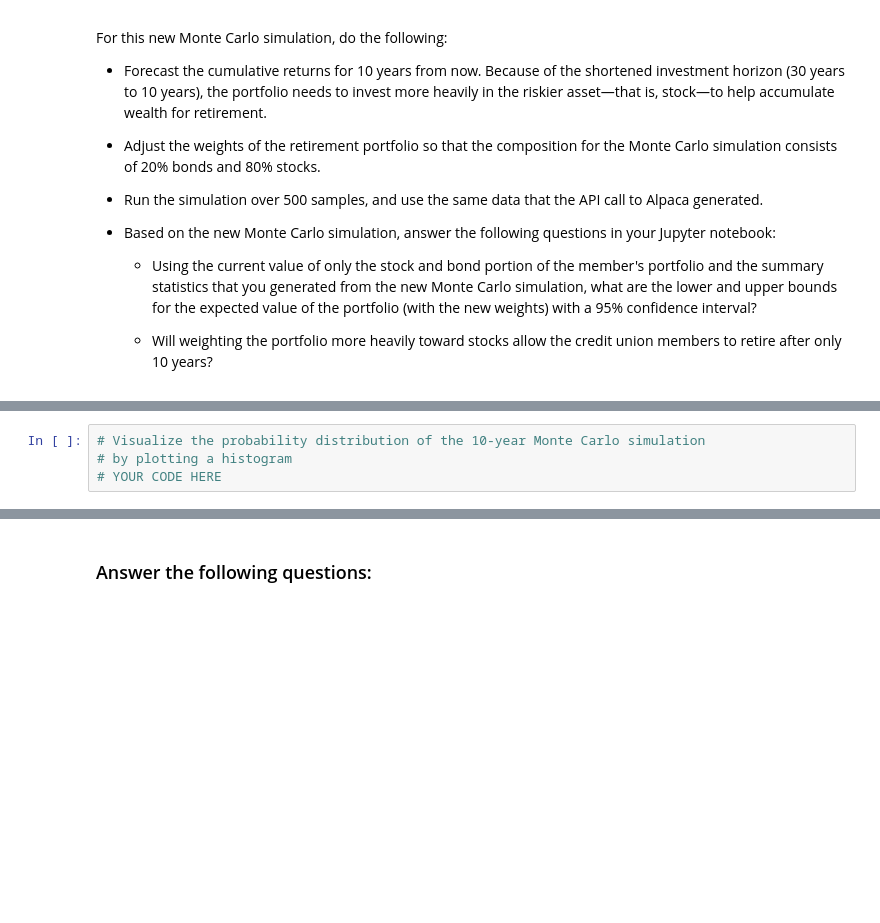
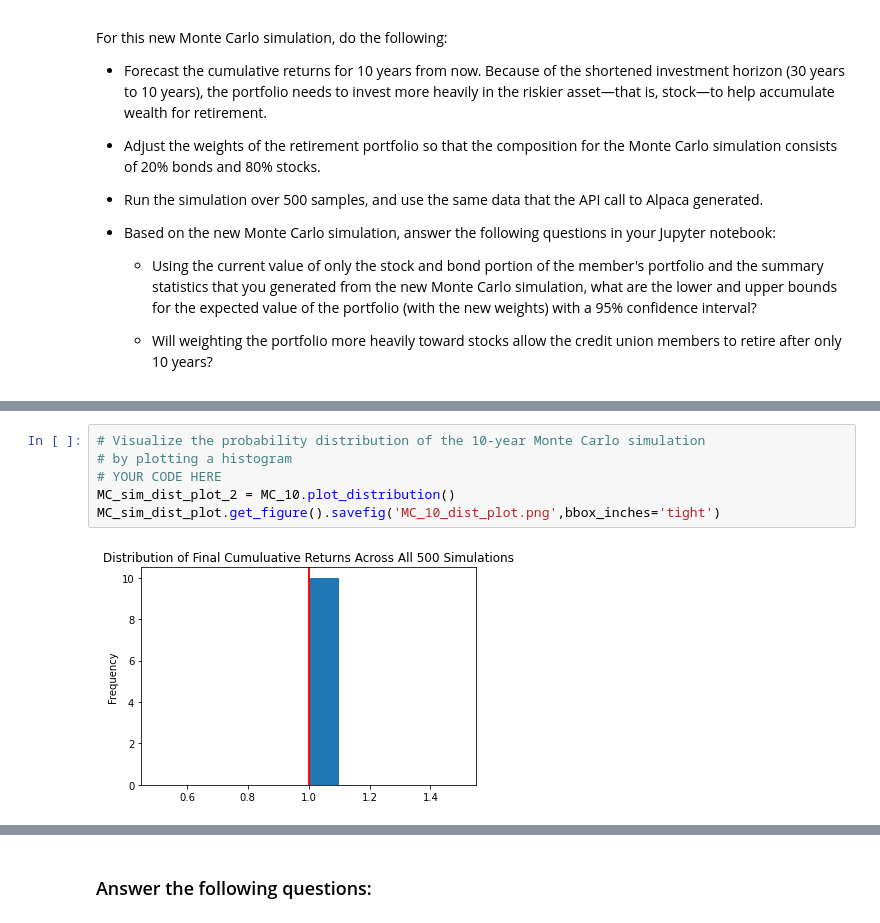
Before and after one commit to DLThrasher/Challenge_5, a Jupyter notebook: financial_planning_tools.ipynb, the cells around one changed output, grey strips where cells are left out. Saved outputs shown, nothing was run; the diff lists cells and outputs as text; blank space fills up the shorter version.

```diff
--- a/financial_planning_tools.ipynb
+++ b/financial_planning_tools.ipynb
@@ -681,7 +747,11 @@ For this new Monte Carlo simulation, do the following:
 # %%
 # Visualize the probability distribution of the 10-year Monte Carlo simulation
 # by plotting a histogram
 # YOUR CODE HERE
+MC_sim_dist_plot_2 = MC_10.plot_distribution()
+MC_sim_dist_plot.get_figure().savefig('MC_10_dist_plot.png',bbox_inches='tight')
+# %% [output]
+[figure, added]
 # %%
 # Generate summary statistics from the 10-year Monte Carlo simulation results
 # Save the results as a variable
```
Also changed, not shown: parts of 29 cells of this notebook.
